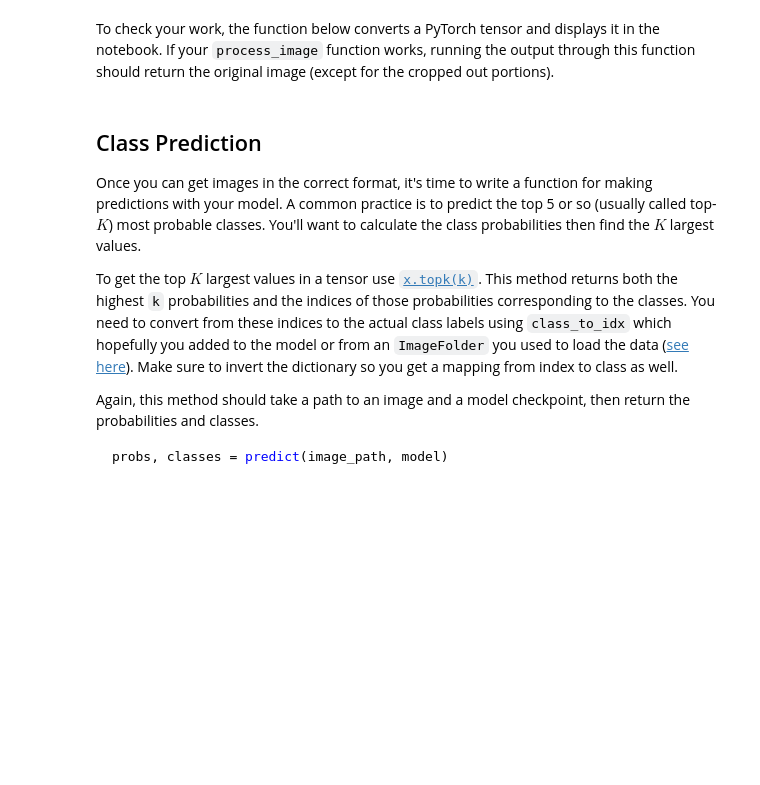
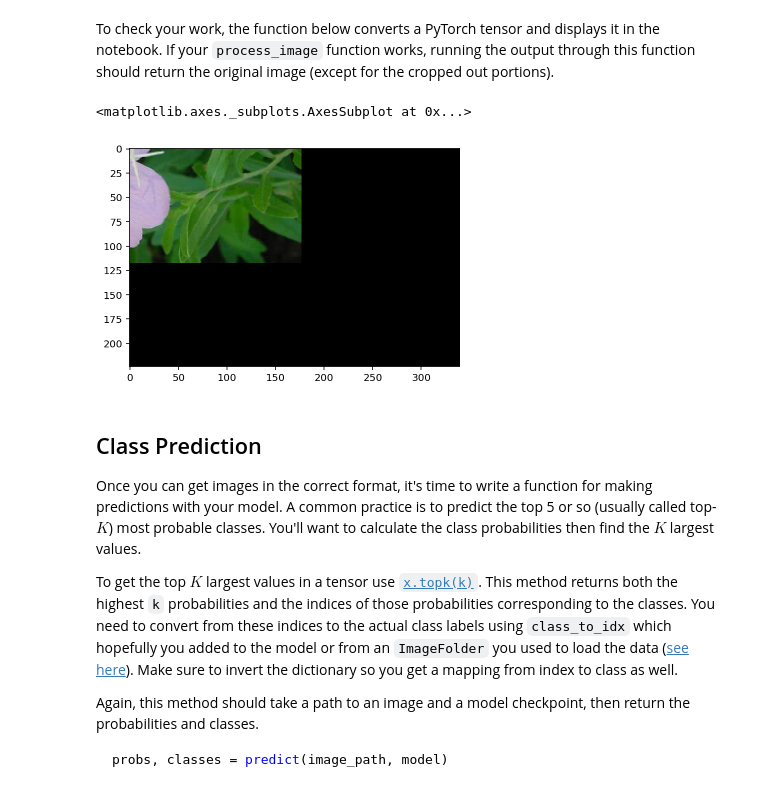
Before and after one commit to chpolyzo/PAIND, a Jupyter notebook: Image Classifier Project.ipynb, the cells around one changed output. Drawn from its saved outputs; the diff is of its cells as text; code cells hidden in the pictures; blank space fills up the shorter version.

```diff
--- a/Image Classifier Project.ipynb
+++ b/Image Classifier Project.ipynb
@@ -424,12 +487,14 @@ As before, the network expects the images to be normalized in a specific way. Fo
 
 And finally, PyTorch expects the color channel to be the first dimension but it's the third dimension in the PIL image and Numpy array. You can reorder dimensions using [`ndarray.transpose`](https://docs.scipy.org/doc/numpy-1.13.0/reference/generated/numpy.ndarray.transpose.html). The color channel needs to be first and retain the order of the other two dimensions.
 # %%
+from PIL import Image
 def process_image(image):
     ''' Scales, crops, and normalizes a PIL image for a PyTorch model,
         returns an Numpy array
     '''
     # TODO: Process a PIL image for use in a PyTorch model
-    image = Image.open(image_path)
+    #"flowers/train/1/image_06735.jpg"
+    image = Image.open(image)
     new_width = 224
     new_height = 224
     width, height = image.size
@@ -486,8 +551,11 @@ def imshow(image, ax=None, title=None):
 
     return ax
 # %%
-image_output = process_image('flowers/test/1/image_06743.jpg')
+image_output = process_image("flowers/train/1/image_06735.jpg")
 imshow(image_output)
+# %% [output]
+<matplotlib.axes._subplots.AxesSubplot at 0x...>
+[figure, added]
 # %% [markdown]
 ## Class Prediction
 
```
Also changed, not shown: parts of 14 cells of this notebook.
